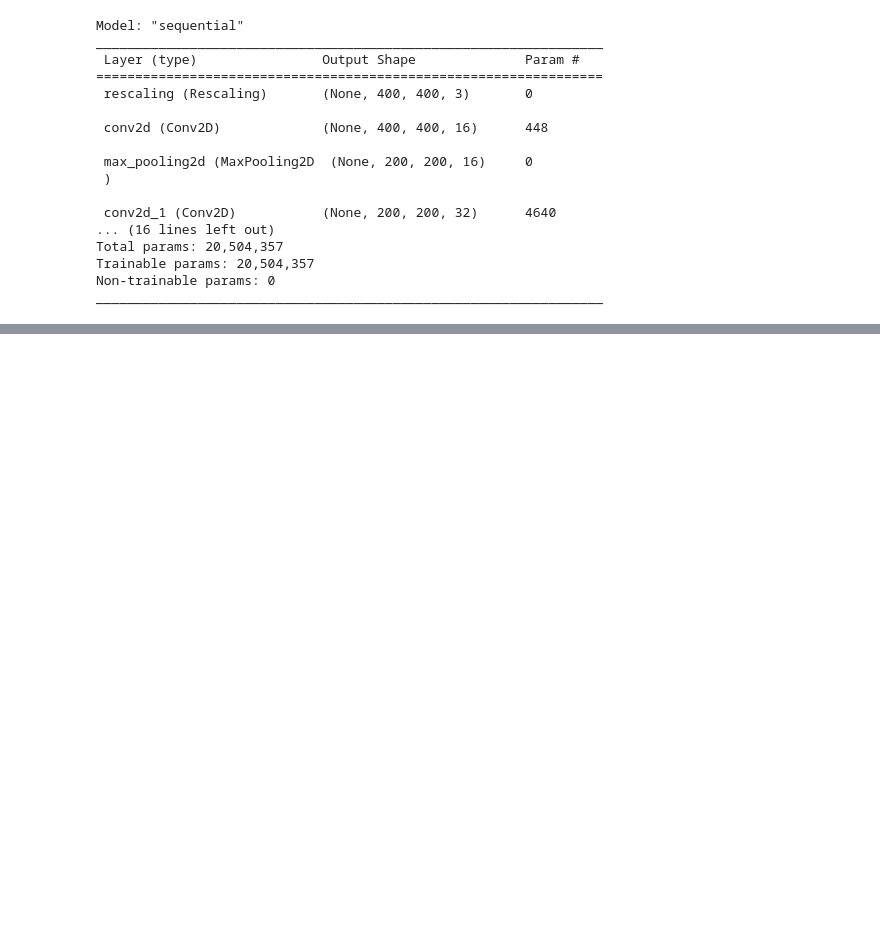
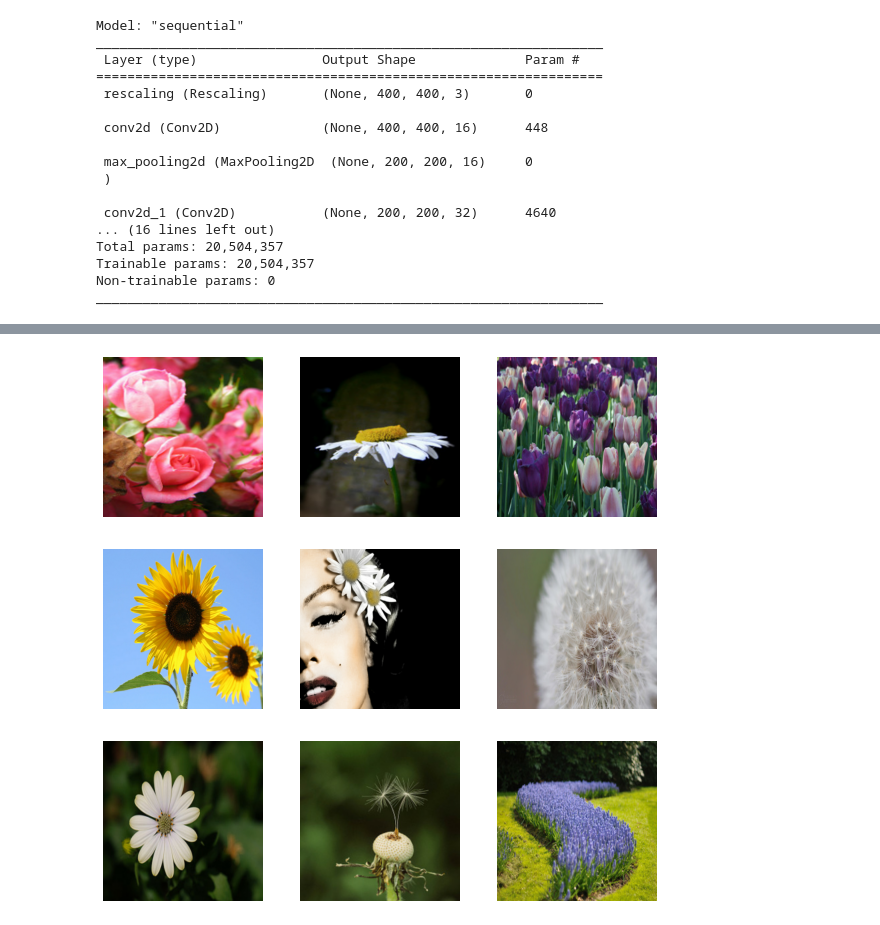
Before and after one commit to hello9721/Bigdata_AI_Practice, a Jupyter notebook: Day 23/Ex20221118_1.ipynb, the cells around one changed output, grey strips where cells are left out. Drawn from its saved outputs; the diff is of its cells as text; code cells hidden in the pictures; blank space fills up the shorter version.

```diff
--- a/Day 23/Ex20221118_1.ipynb
+++ b/Day 23/Ex20221118_1.ipynb
@@ -151,0 +155,23 @@ pl.show()
+# %%
+# 과적합이 심하므로 이미지 증강이나 Drop out 레이어를 추가해줘야 하는데,
+# 이미지 증강을 적용한다.
+
+aug = keras.Sequential([
+
+    layers.experimental.preprocessing.RandomFlip('horizontal', input_shape = (400, 400, 3)),
+    layers.experimental.preprocessing.RandomRotation(0.1),
+    layers.experimental.preprocessing.RandomZoom(0.1)
+
+])
+# %%
+pl.figure(figsize = (10, 10))
+
+for img, lbl in train.take(1):                                                  # 배치 사이즈 단위로 1개 가져온다.
+  for i in range(9):
+
+    aug_img = aug(img)
+    pl.subplot(3, 3, i+1)
+    pl.imshow(img[i].numpy().astype('uint8'))                                   # 이미지를 정상적으로 출력하기 위해 변환
+    pl.axis('off')
+# %% [output]
+[figure, added]
```
Also changed, not shown: parts of 6 cells of this notebook.
